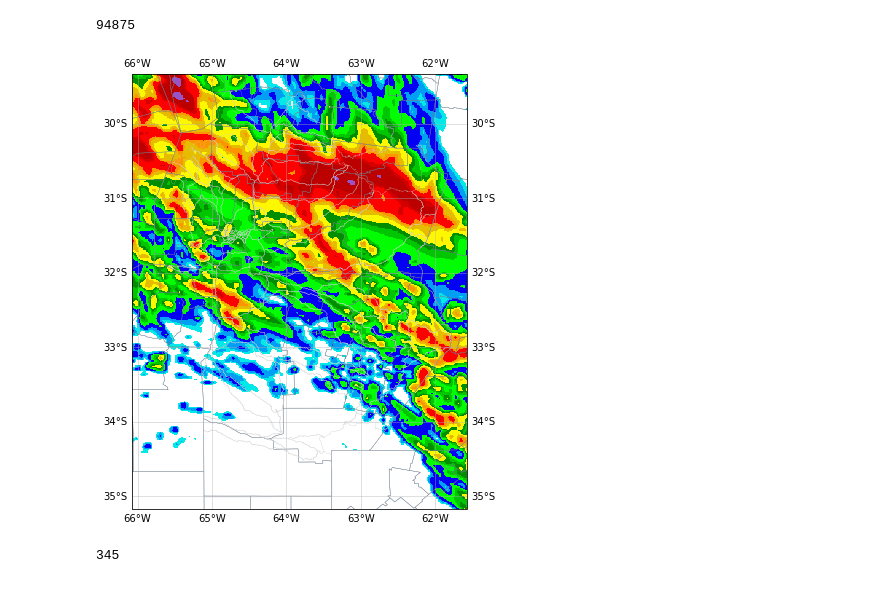
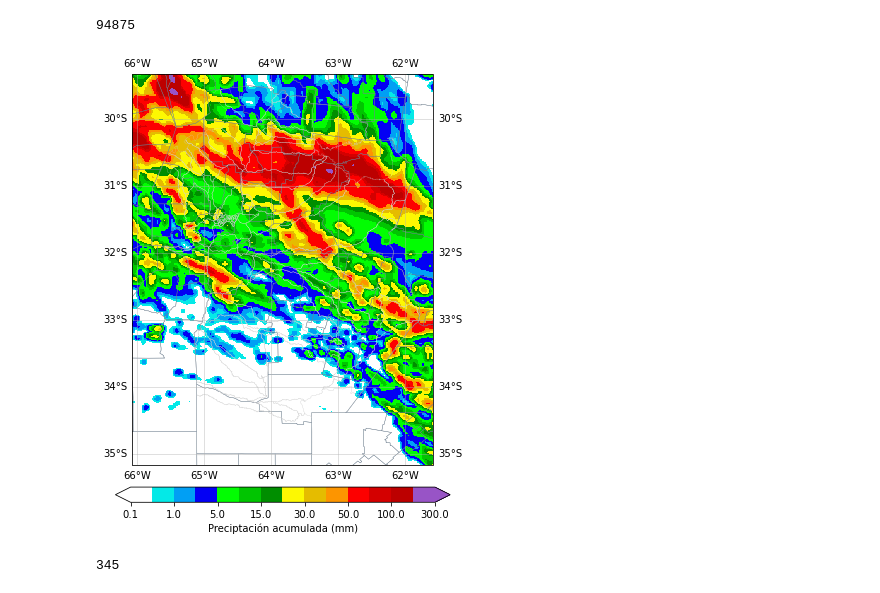
Before and after one commit to OHMC/wrf-cuenca, a Jupyter notebook: src/notebooks/Plot GTIFF.ipynb, the cells around one changed output. Cells and saved outputs as stored; diff of their text form; code cells hidden in the pictures.

```diff
--- a/src/notebooks/Plot GTIFF.ipynb
+++ b/src/notebooks/Plot GTIFF.ipynb
@@ -51,6 +52,8 @@ nws_precip_colors = [
     "#f800fd",  # 8.00 - 10.00 inches
     "#9854c6"]  # 10.00+
 precip_colormap = matplotlib.colors.ListedColormap(nws_precip_colors)
+# %%
+CLEVS = [0.1, 0.5, 1, 2, 5, 10, 15, 20, 30, 40, 50, 80, 100, 200, 300]
 # %%
 def getGeoT(extent, nlines, ncols):
     # Compute resolution based on data dimension
@@ -211,59 +214,88 @@ AttributeError: 'Dataset' object has no attribute 'crs'
 ya.size
 # %% [output]
 94875
+# %%
+deltax = -(CBA_EXTENT[0] - CBA_EXTENT[2])/(arr.shape[0]*arr.shape[1])
+deltay = -(CBA_EXTENT[1] - CBA_EXTENT[3])/(arr.shape[0]*arr.shape[1])
+
+# Compute the lon/lat coordinates with rasterio.warp.transform
+ny, nx = (arr.shape[0], arr.shape[1])
+lon = np.arange(CBA_EXTENT[0], CBA_EXTENT[2], deltax)
+lat = np.flip(np.arange(CBA_EXTENT[1], CBA_EXTENT[3], deltay))
+
+# Rasterio works with 1D arrays
+lon = np.asarray(lon).reshape((ny, nx))
+lat = np.asarray(lat).reshape((ny, nx))
+
+plsm.coords['lon'] = (('y', 'x'), lon)
+plsm.coords['lat'] = (('y', 'x'), lat)
 # %%
 deltax = -(CBA_EXTENT[0] - CBA_EXTENT[2])/(acc.shape[0]*acc.shape[1])
 deltay = -(CBA_EXTENT[1] - CBA_EXTENT[3])/(acc.shape[0]*acc.shape[1])
 
 # Compute the lon/lat coordinates with rasterio.warp.transform
-nya, nxa = (acc.shape[0],acc.shape[1])
+ny, nx = (acc.shape[0], acc.shape[1])
 lon = np.arange(CBA_EXTENT[0], CBA_EXTENT[2], deltax)
 lat = np.flip(np.arange(CBA_EXTENT[1], CBA_EXTENT[3], deltay))
 
 # Rasterio works with 1D arrays
 lon = np.asarray(lon).reshape((ny, nx))
 lat = np.asarray(lat).reshape((ny, nx))
-da.coords['lon'] = (('y', 'x'), lon)
-da.coords['lat'] = (('y', 'x'), lat)
+
+plsm.coords['lon'] = (('y', 'x'), lon)
+plsm.coords['lat'] = (('y', 'x'), lat)
+
 
 # Plot on a map
 plt.figure(figsize=(6, 8), frameon=False)
 ax = plt.subplot(projection=ccrs.PlateCarree())
 
-norm = mpl.colors.BoundaryNorm(clevs, len(clevs))
+norm = mpl.colors.BoundaryNorm(CLEVS, len(CLEVS))
 
 cba_extent = [CBA_EXTENT[0], CBA_EXTENT[2], CBA_EXTENT[1], CBA_EXTENT[3]]
 img_plot = ax.imshow(np.flipud(acc), origin='upper', extent=cba_extent,
                      cmap=precip_colormap, norm=norm, transform=ccrs.PlateCarree())
 
 ax.set_extent([RECORTE_EXTENT[0], RECORTE_EXTENT[2], RECORTE_EXTENT[1], RECORTE_EXTENT[3]])
 # Abro archivo shapefile con departamentos
 shpfile = "../shapefiles/dep.shp"
 with fiona.open(shpfile) as records:
     geometries = [sgeom.shape(shp['geometry'])
                   for shp in records]
 # Agrego a la figura cada uno de los departamentos
 ax.add_geometries(geometries, ccrs.PlateCarree(),
                   edgecolor='slategrey', facecolor='none', linewidth=0.35)
 
 # Abro archivo shapefile con cuencas
 shpfile = "../shapefiles/cuencas.shp"
 with fiona.open(shpfile) as records:
     geometries = [sgeom.shape(shp['geometry'])
                   for shp in records]
 # Agrego a la figura cada uno de los departamentos
 ax.add_geometries(geometries, ccrs.PlateCarree(),
                   edgecolor='lightgrey', facecolor='none', linewidth=0.2)
 
 ax.coastlines('10m', color='slategrey')
 
 gl = ax.gridlines( draw_labels=True, alpha=0.5)
 
+
+
+
+plt.colorbar(img_plot,
+             extend='both',
+             spacing='uniform',
+             orientation='horizontal',
+             label='Preciptación acumulada (mm)',
+             pad=0.05, fraction=0.05
+             )
+
 plt.savefig('test.png', bbox_inches='tight', dpi=160, pad_inches=0)
+    # Agrego una barra de color
 
 plt.show()
 # %% [output]
-[figure, old version]
+[figure, new version]
 # %%
 nx
 # %% [output]
```
Also changed, not shown: parts of 1 cell of this notebook, 2 other files.
